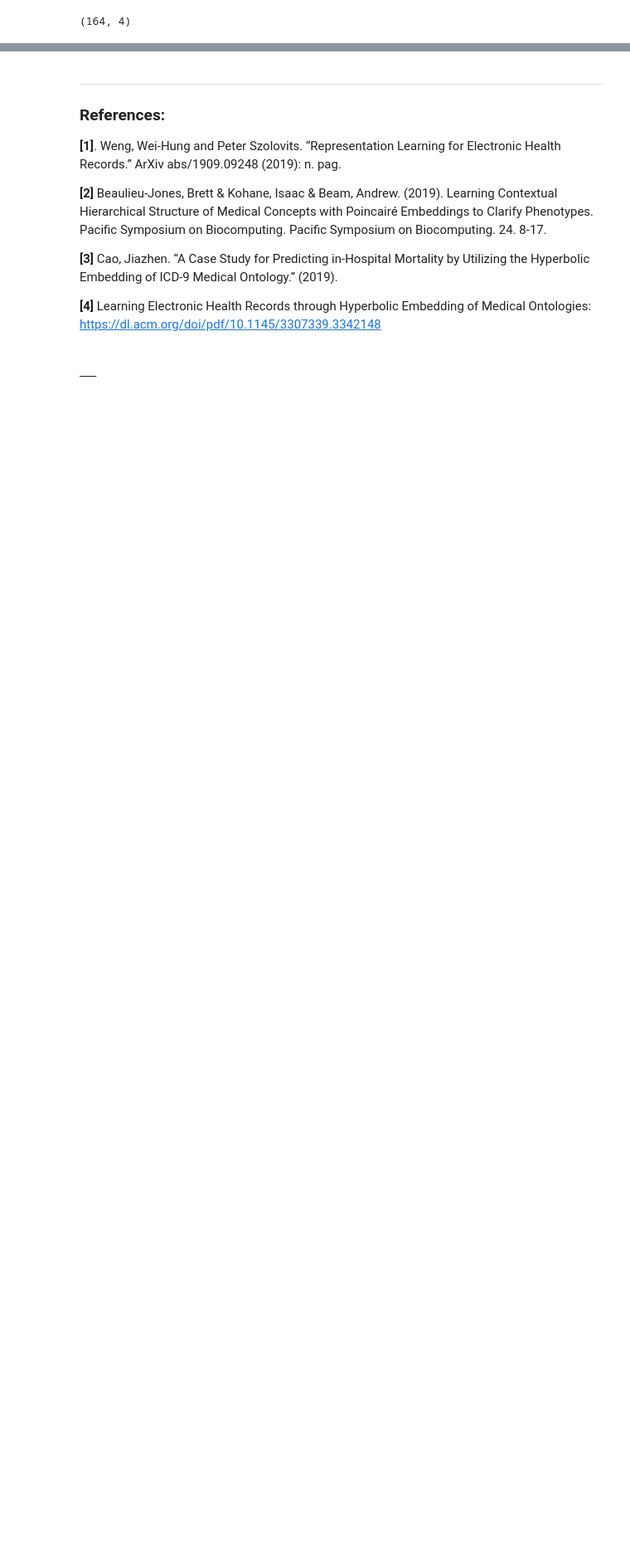
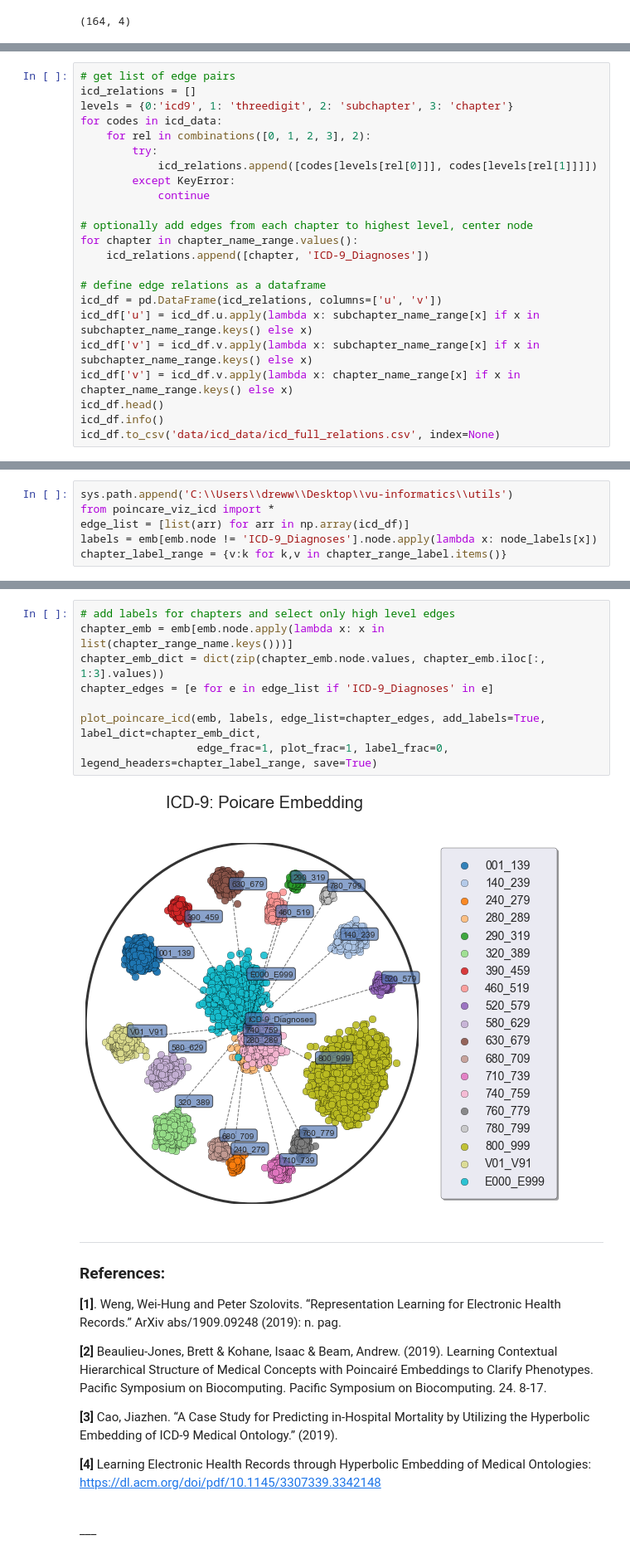
Before and after one commit to drewwilimitis/Hyperbolic-ICD-Embeddings-MIMIC3, a Jupyter notebook: hyperbolic_embedding_ICD9.ipynb, the cells around one changed output, grey strips where cells are left out. Shown at 83% size. Cells and saved outputs as stored; diff of their text form; blank space fills up the shorter version.

```diff
--- a/hyperbolic_embedding_ICD9.ipynb
+++ b/hyperbolic_embedding_ICD9.ipynb
@@ -550,0 +344,23 @@ plot_poincare_icd(emb, labels, edge_list, edge_frac=0.1)
+# %%
+# get list of edge pairs
+icd_relations = []
+levels = {0:'icd9', 1: 'threedigit', 2: 'subchapter', 3: 'chapter'}
+for codes in icd_data:
+    for rel in combinations([0, 1, 2, 3], 2):
+        try:
+            icd_relations.append([codes[levels[rel[0]]], codes[levels[rel[1]]]])
+        except KeyError:
+            continue
+
+# optionally add edges from each chapter to highest level, center node
+for chapter in chapter_name_range.values():
+    icd_relations.append([chapter, 'ICD-9_Diagnoses'])
+
+# define edge relations as a dataframe
+icd_df = pd.DataFrame(icd_relations, columns=['u', 'v'])
+icd_df['u'] = icd_df.u.apply(lambda x: subchapter_name_range[x] if x in subchapter_name_range.keys() else x)
+icd_df['v'] = icd_df.v.apply(lambda x: subchapter_name_range[x] if x in subchapter_name_range.keys() else x)
+icd_df['v'] = icd_df.v.apply(lambda x: chapter_name_range[x] if x in chapter_name_range.keys() else x)
+icd_df.head()
+icd_df.info()
+icd_df.to_csv('data/icd_data/icd_full_relations.csv', index=None)
@@ -550,0 +440,6 @@ plot_poincare_icd(emb, labels, edge_list, edge_frac=0.1)
+# %%
+sys.path.append('C:\\Users\\dreww\\Desktop\\vu-informatics\\utils')
+from poincare_viz_icd import *
+edge_list = [list(arr) for arr in np.array(icd_df)]
+labels = emb[emb.node != 'ICD-9_Diagnoses'].node.apply(lambda x: node_labels[x])
+chapter_label_range = {v:k for k,v in chapter_range_label.items()}
@@ -551,3 +514,13 @@ plot_poincare_icd(emb, labels, edge_list, edge_frac=0.1)
+# %%
+# add labels for chapters and select only high level edges
+chapter_emb = emb[emb.node.apply(lambda x: x in list(chapter_range_name.keys()))]
+chapter_emb_dict = dict(zip(chapter_emb.node.values, chapter_emb.iloc[:, 1:3].values))
+chapter_edges = [e for e in edge_list if 'ICD-9_Diagnoses' in e]
+
+plot_poincare_icd(emb, labels, edge_list=chapter_edges, add_labels=True, label_dict=chapter_emb_dict,
+                  edge_frac=1, plot_frac=1, label_frac=0, legend_headers=chapter_label_range, save=True)
+# %% [output]
+[figure, added]
 # %% [markdown]
 ___
 ### References: <br>
```
Also changed, not shown: parts of 46 cells of this notebook, 1 other file.
